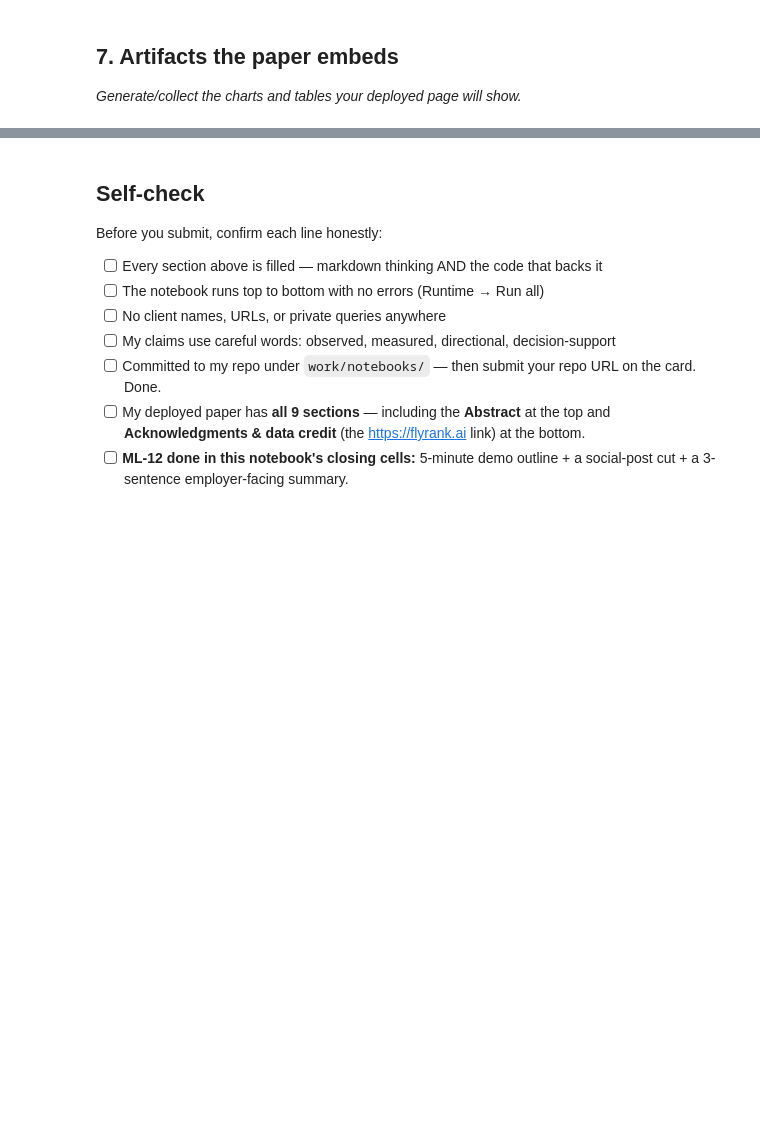
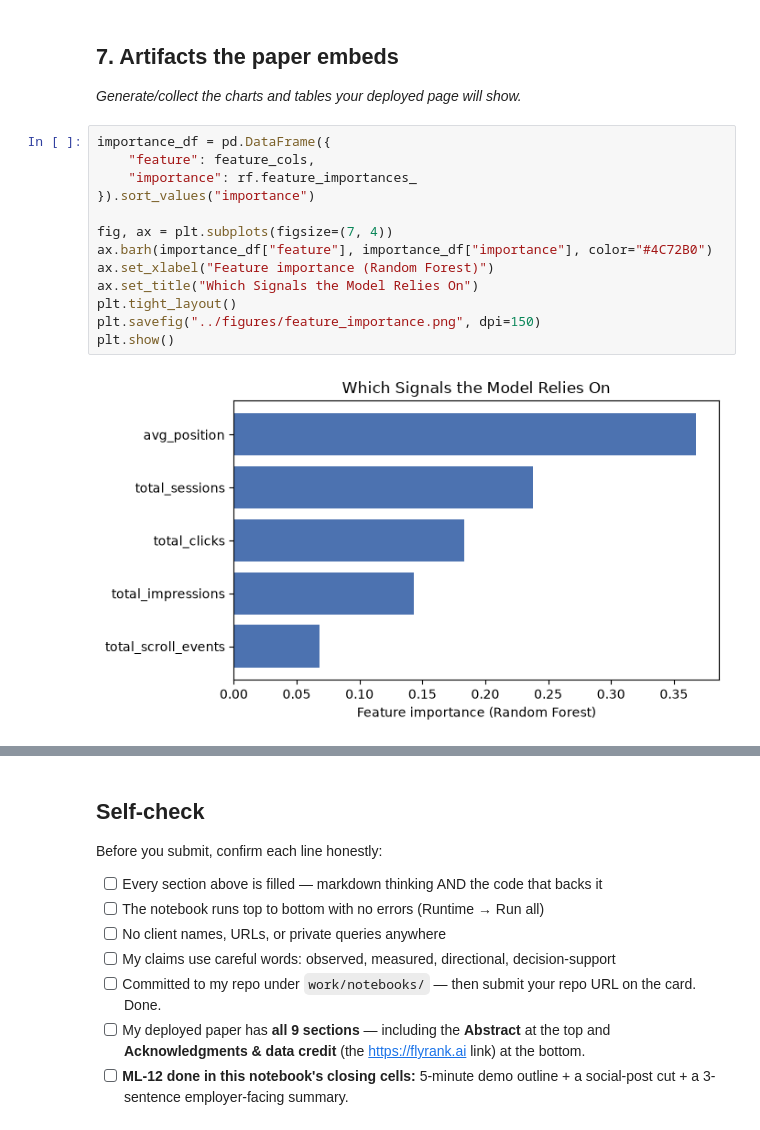
Before and after one commit to kaant7/flyrank-internship-ml, a Jupyter notebook: work/notebooks/capstone.ipynb, the cells around one changed output, grey strips where cells are left out. Saved outputs shown, nothing was run; the diff lists cells and outputs as text; blank space fills up the shorter version.

```diff
--- a/work/notebooks/capstone.ipynb
+++ b/work/notebooks/capstone.ipynb
@@ -311,3 +365,18 @@ not a first action.
 ## 7. Artifacts the paper embeds
 
 *Generate/collect the charts and tables your deployed page will show.*
+# %%
+importance_df = pd.DataFrame({
+    "feature": feature_cols,
+    "importance": rf.feature_importances_
+}).sort_values("importance")
+
+fig, ax = plt.subplots(figsize=(7, 4))
+ax.barh(importance_df["feature"], importance_df["importance"], color="#4C72B0")
+ax.set_xlabel("Feature importance (Random Forest)")
+ax.set_title("Which Signals the Model Relies On")
+plt.tight_layout()
+plt.savefig("../figures/feature_importance.png", dpi=150)
+plt.show()
+# %% [output]
+[figure, added]
```
Also changed, not shown: parts of 5 cells of this notebook, 2 other files.
